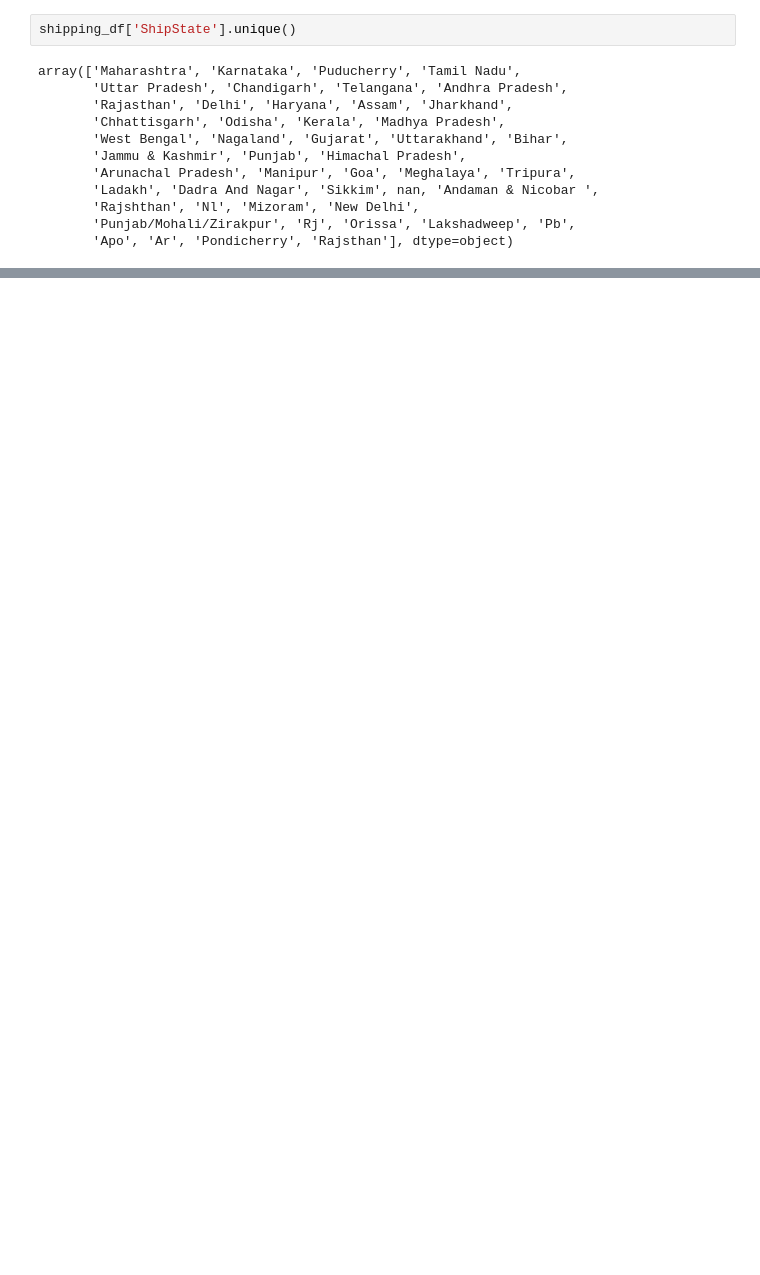
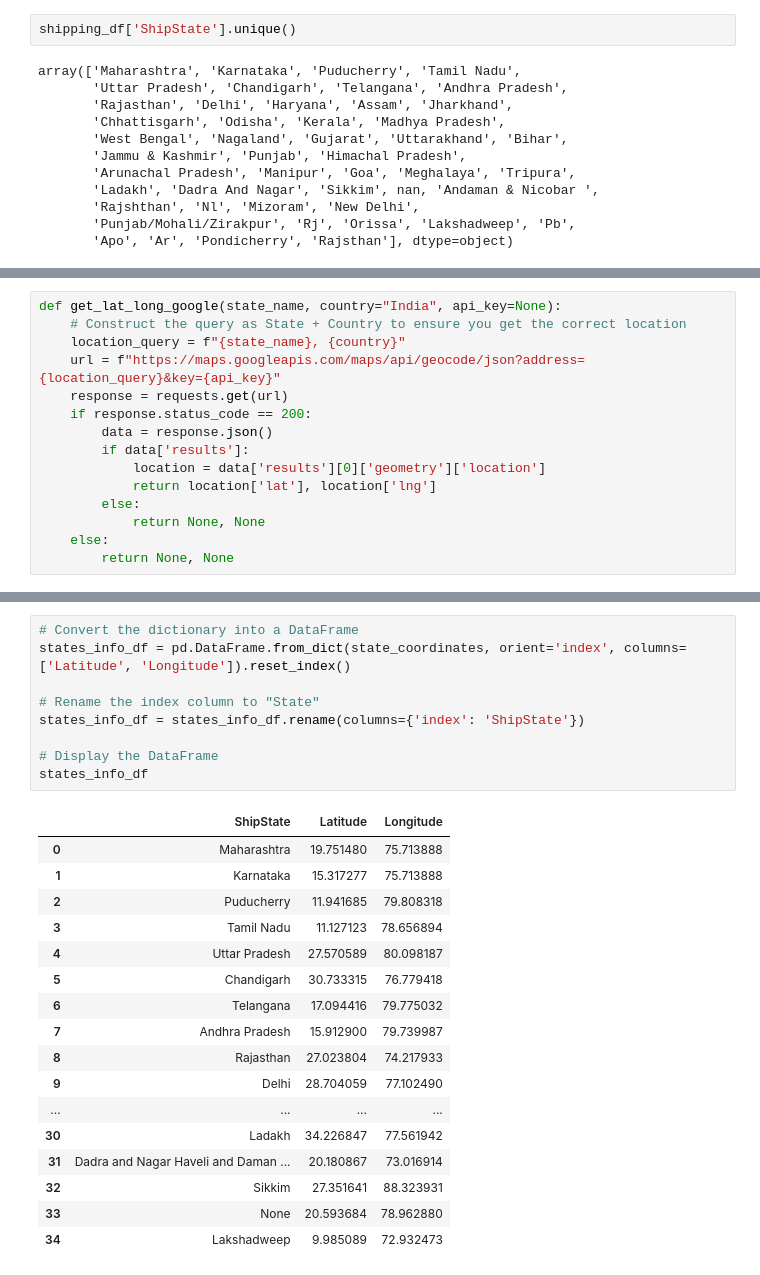
Before and after one commit to Nkortega21/Project-3---Data-Engineering-and-Visualization, a Jupyter notebook: data_organizing.ipynb, the cells around one changed output, grey strips where cells are left out. Cells and saved outputs as stored; diff of their text form; blank space fills up the shorter version.

```diff
--- a/data_organizing.ipynb
+++ b/data_organizing.ipynb
@@ -179,0 +260,15 @@ array(['Maharashtra', 'Karnataka', 'Puducherry', 'Tamil Nadu',
+# %%
+def get_lat_long_google(state_name, country="India", api_key=None):
+    # Construct the query as State + Country to ensure you get the correct location
+    location_query = f"{state_name}, {country}"
+    url = f"https://maps.googleapis.com/maps/api/geocode/json?address={location_query}&key={api_key}"
+    response = requests.get(url)
+    if response.status_code == 200:
+        data = response.json()
+        if data['results']:
+            location = data['results'][0]['geometry']['location']
+            return location['lat'], location['lng']
+        else:
+            return None, None
+    else:
+        return None, None
@@ -179,0 +320,27 @@ array(['Maharashtra', 'Karnataka', 'Puducherry', 'Tamil Nadu',
+# %%
+# Convert the dictionary into a DataFrame
+states_info_df = pd.DataFrame.from_dict(state_coordinates, orient='index', columns=['Latitude', 'Longitude']).reset_index()
+
+# Rename the index column to "State"
+states_info_df = states_info_df.rename(columns={'index': 'ShipState'})
+
+# Display the DataFrame
+states_info_df
+# %% [output]
+|  | ShipState | Latitude | Longitude |
+| 0 | Maharashtra | 19.751480 | 75.713888 |
+| 1 | Karnataka | 15.317277 | 75.713888 |
+| 2 | Puducherry | 11.941685 | 79.808318 |
+| 3 | Tamil Nadu | 11.127123 | 78.656894 |
+| 4 | Uttar Pradesh | 27.570589 | 80.098187 |
+| 5 | Chandigarh | 30.733315 | 76.779418 |
+| 6 | Telangana | 17.094416 | 79.775032 |
+| 7 | Andhra Pradesh | 15.912900 | 79.739987 |
+| 8 | Rajasthan | 27.023804 | 74.217933 |
+| 9 | Delhi | 28.704059 | 77.102490 |
+| ... | ... | ... | ... |
+| 30 | Ladakh | 34.226847 | 77.561942 |
+| 31 | Dadra and Nagar Haveli and Daman ... | 20.180867 | 73.016914 |
+| 32 | Sikkim | 27.351641 | 88.323931 |
+| 33 | None | 20.593684 | 78.962880 |
+| 34 | Lakshadweep | 9.985089 | 72.932473 |
```
Also changed, not shown: parts of 14 cells of this notebook, 1 other file.
